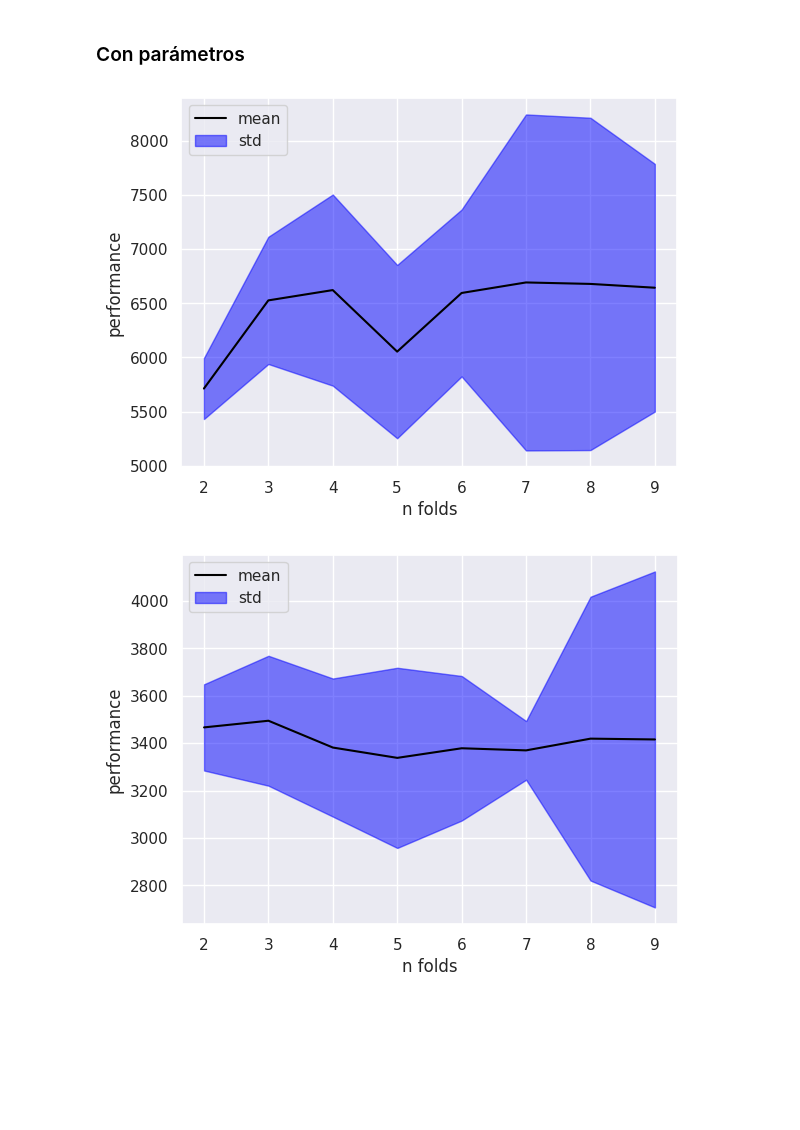
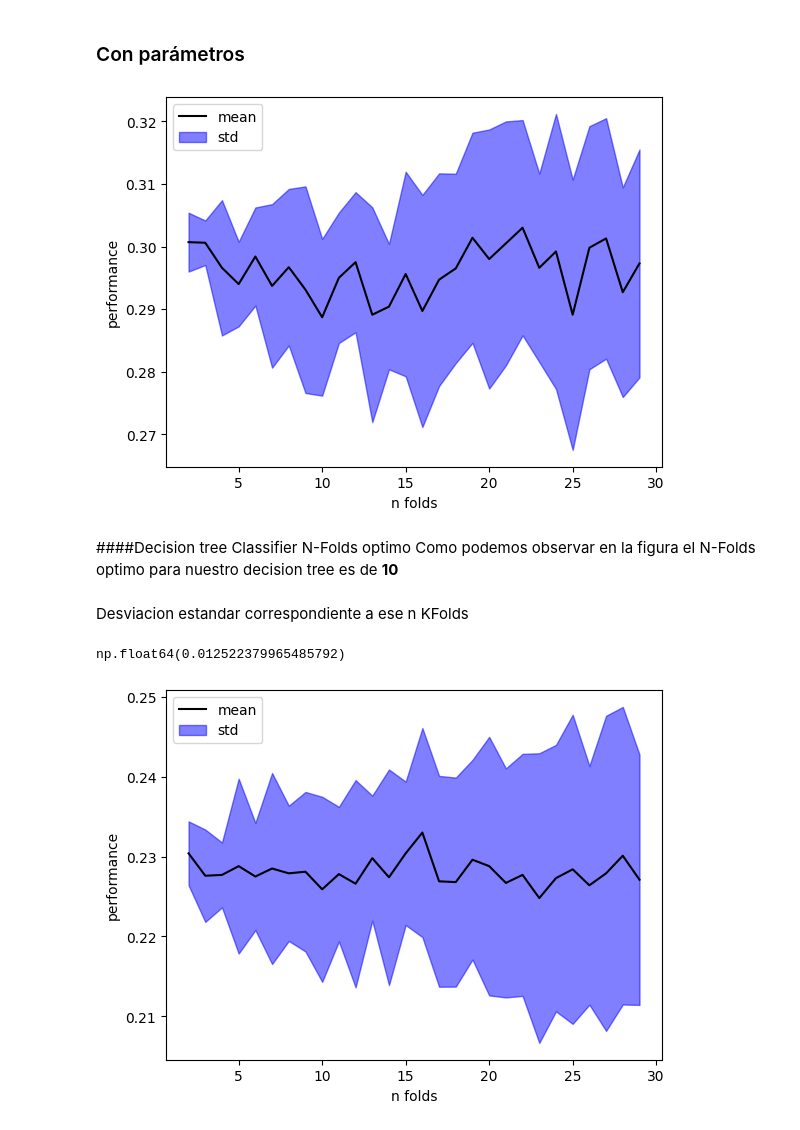
Before and after one commit to Dyaruro1/AI-Proyect-PlacementPrediction, a Jupyter notebook: Dataset_Proyecto.ipynb, the cells around one changed output. Cells and saved outputs as stored; diff of their text form; code cells hidden in the pictures; blank space fills up the shorter version.

```diff
--- a/Dataset_Proyecto.ipynb
+++ b/Dataset_Proyecto.ipynb
@@ -442,13 +451,13 @@ Accuracy: 0.776
 # %% [markdown]
 ### Con parámetros
 # %%
-#@title **code** learning curve
+#@title **code** learning curve para encontrar el N-Fold optimo
 def show_curve(est):
     means, stds = [], []
-    nfolds_range = range(2,10)
+    nfolds_range = range(2,30)
     for nfolds in nfolds_range:
         #print (nfolds,)
-        s = cross_val_score(est, X, y, cv=KFold(nfolds, shuffle=True), scoring=make_scorer(mean_squared_error))
+        s = cross_val_score(est, X, y, cv=KFold(nfolds, shuffle=True, random_state=39), scoring=make_scorer(mean_squared_error))
         means.append(np.mean(s))
         stds.append(np.std(s))
 
@@ -460,16 +469,26 @@ def show_curve(est):
     plt.xlabel("n folds")
     plt.ylabel("performance")
     plt.legend()
+    return means, stds
 # %%
-#@title **code** using DTR
+#@title **code** Revisando el mejor N-Fold para nuestro Decision Tree
 
 from sklearn.model_selection import cross_val_score
-show_curve(DecisionTreeRegressor())
+means, stds = show_curve(tree)
 # %% [output]
-[figure, old version]
+[figure, new version]
+# %% [markdown]
+####Decision tree Classifier N-Folds optimo
+Como podemos observar en la figura el N-Folds optimo para nuestro decision tree es de **10**
+# %% [markdown]
+Desviacion estandar correspondiente a ese n KFolds
+# %%
+stds[means.argmin()]
+# %% [output]
+np.float64(0.012522379965485792)
 # %%
-#@title **code** using RFR
+#@title **code** Revisando el mejor N-Fold para nuestro Random Forest
 from sklearn.ensemble import RandomForestRegressor
-show_curve(RandomForestRegressor())
+means,stds = show_curve(rf)
 # %% [output]
-[figure, old version]
+[figure, new version]
```
Also changed, not shown: parts of 16 cells of this notebook.
